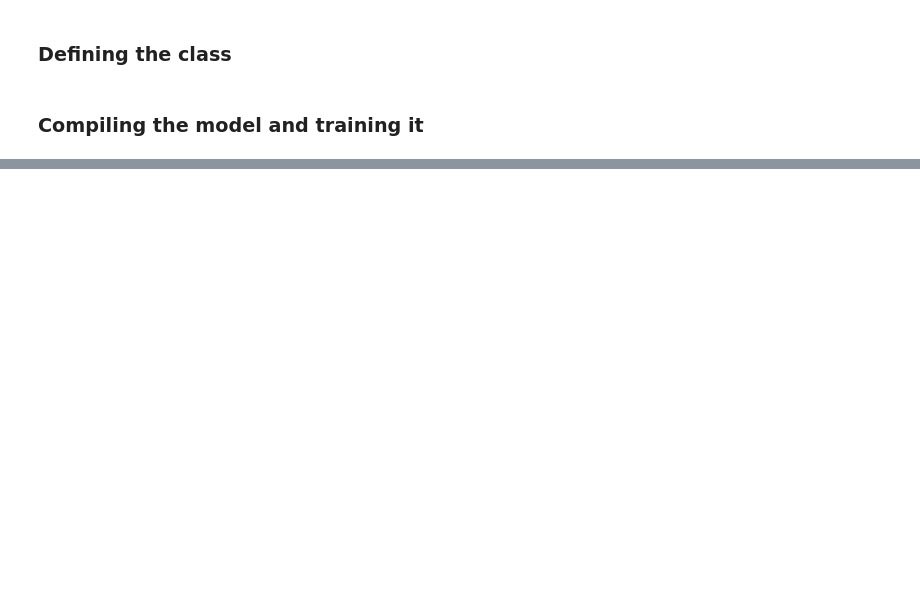
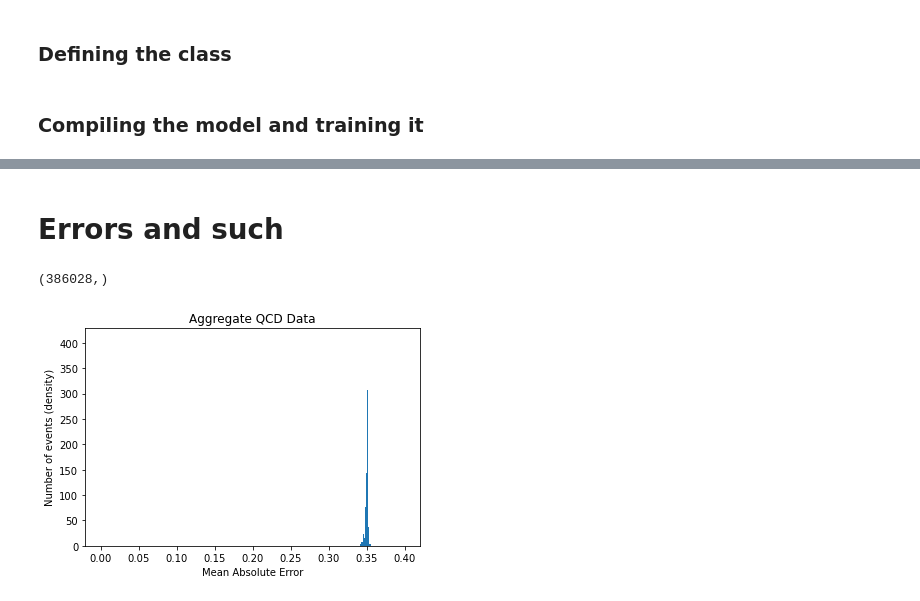
Before and after one commit to falconflier/tsg_model, a Jupyter notebook: tsg_model.ipynb, the cells around one changed output, grey strips where cells are left out. Drawn from its saved outputs; the diff is of its cells as text; code cells hidden in the pictures; blank space fills up the shorter version.

```diff
--- a/tsg_model.ipynb
+++ b/tsg_model.ipynb
@@ -157,11 +187,0 @@ class Sampling(layers.Layer):
-# %%
-latent_dim = 3
-
-inputs = keras.Input(original_dim)
-x = layers.Dense(32, activation='relu')(inputs)
-x = layers.Dense(16, activation='relu')(x)
-z_log_var = layers.Dense(latent_dim, name="log_variance")(x)
-z_mean = layers.Dense(latent_dim, name="mean")(x)
-z = Sampling(latent_dim, name="sampling")([z_mean, z_log_var])
-
-encoder = keras.Model(inputs, [z_mean, z_log_var, z], name="Encoder")
@@ -170,6 +187,0 @@ encoder = keras.Model(inputs, [z_mean, z_log_var, z], name="Encoder")
-# %%
-latent_input = keras.Input(latent_dim)
-x = layers.Dense(16, activation='relu')(latent_input)
-x = layers.Dense(32, activation='relu')(x)
-x = layers.Dense(original_dim, activation='sigmoid')(x)
-decoder = keras.Model(latent_input, x, name="Decoder")
@@ -228,3 +272,11 @@ class VAE(keras.Model):
         return y_pred
 # %% [markdown]
 ### Compiling the model and training it
+# %%
+latent_dim = 2
+dim1 = 32
+dim2 = 16
+encoder = get_encoder(original_dim, dim1, dim2, latent_dim)
+decoder = get_decoder(original_dim, dim1, dim2, latent_dim)
+vae = VAE(encoder, decoder)
+vae.compile(optimizer="adam")
@@ -231,5 +301,3 @@ class VAE(keras.Model):
 # %%
-vae = VAE(encoder, decoder)
-vae.compile(optimizer="adam")
-# vae.fit(x_train_dataset, shuffle=True, epochs=20, batch_size=batch_size)
+vae.fit(x_train_dataset, shuffle=True, epochs=20, batch_size=batch_size)
 # %% [output]
@@ -252,0 +322,18 @@ _________________________________________________________________
+# %% [markdown]
+# Errors and such
+# %%
+predict = vae.predict(x_test)
+err = np.mean(np.abs(predict - x_test), axis=1)
+print(np.shape(err))
+
+bins = np.linspace(0, 0.4, 1000)
+# plt.hist(err, density=True)
+plt.hist(err, density=True, bins=bins)
+plt.xlabel("Mean Absolute Error")
+plt.ylabel("Number of events (density)")
+# Getting the name of the file we ran on
+plt.title("Aggregate QCD Data")
+plt.show()
+# %% [output]
+(386028,)
+[figure, added]
```
Also changed, not shown: parts of 19 cells of this notebook, 1 other file.
